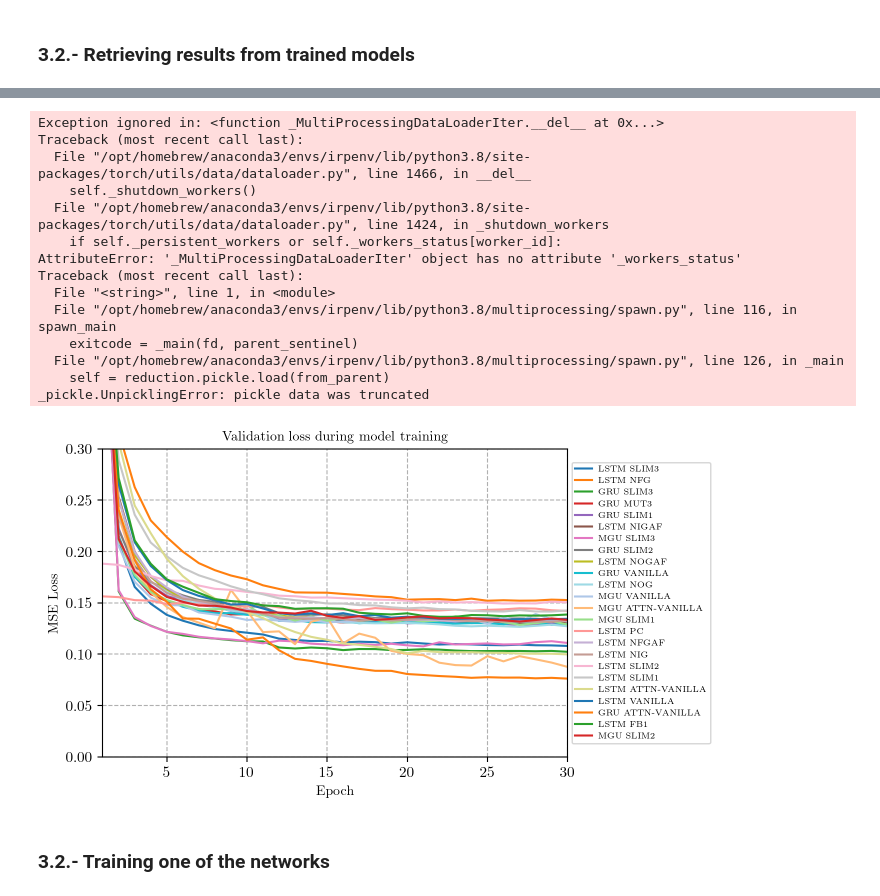
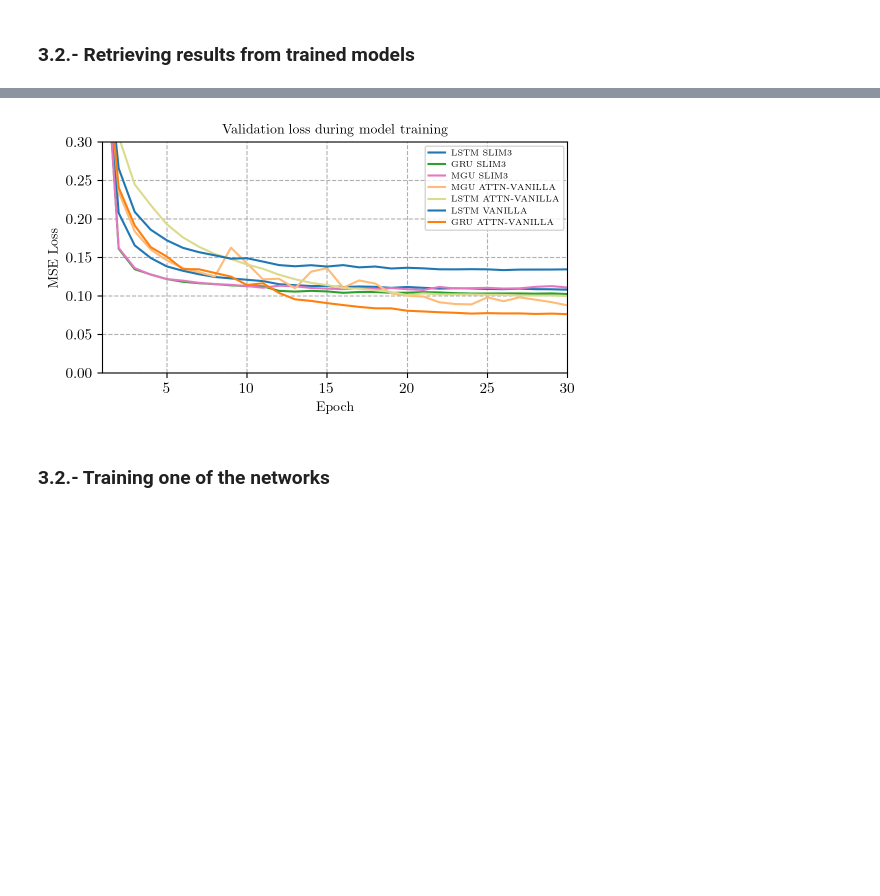
Before and after one commit to JJavierRosales/scapy, a Jupyter notebook: notebooks/rnn_time_series_forecasting.ipynb, the cells around one changed output, grey strips where cells are left out. Cells and saved outputs as stored; diff of their text form; code cells hidden in the pictures; blank space fills up the shorter version.

```diff
--- a/notebooks/rnn_time_series_forecasting.ipynb
+++ b/notebooks/rnn_time_series_forecasting.ipynb
@@ -210,48 +210,37 @@ display(df_training)
 # %%
 cmap = plt.get_cmap('tab20')
 colors = [cmap(i) for i in range(0,21,2)] + \
          [cmap(i+1) for i in range(0,21,2)]
 
 # Get images folder and filepath
 imagesfolder = os.path.join(utils.cwd, 'images')
 filepath = os.path.join(imagesfolder,'training_validation_loss.pdf')
 
 # Iterate over all elements in the folder
-fig, ax = plt.subplots(figsize=(6,4))
+fig, ax = plt.subplots(figsize=(6,3))
 
 # Iterate over all trained network
 for i, (network_name, data) in enumerate(data_plot.items()):
 
+    if not (network_name.endswith('attn-vanilla') or \
+            network_name.endswith('slim3') or \
+            network_name=='lstm_vanilla'): continue
+
     data = pd.Series(data['validation_loss'], data['epochs'])
 
     ax.plot(data.drop_duplicates(keep='first'),
-            label = network_name.replace('_',' ').upper(),
-            color = colors[i%20])
+            label = network_name.replace('_',' ').upper(), color = colors[i%20])
 
 ax.set_title('Validation loss during model training', fontsize=10)
 ax.set_xlabel('Epoch', fontsize=10)
 ax.set_ylabel('MSE Loss', fontsize=10)
 ax.set_ylim(0,0.3)
 ax.set_xlim(1, 30)
-ax.legend(fontsize=6, loc='center left', bbox_to_anchor=(1, 0.5))
+ax.legend(fontsize=6, loc='best')#, bbox_to_anchor=(1, 0.5)
 ax.grid(True, linestyle='--')
 fig.savefig(filepath, bbox_inches='tight')
 # %% [output]
-Exception ignored in: <function _MultiProcessingDataLoaderIter.__del__ at 0x...>
-Traceback (most recent call last):
-  File "/opt/homebrew/anaconda3/envs/irpenv/lib/python3.8/site-packages/torch/utils/data/dataloader.py", line 1466, in __del__
-    self._shutdown_workers()
-  File "/opt/homebrew/anaconda3/envs/irpenv/lib/python3.8/site-packages/torch/utils/data/dataloader.py", line 1424, in _shutdown_workers
-    if self._persistent_workers or self._workers_status[worker_id]:
-AttributeError: '_MultiProcessingDataLoaderIter' object has no attribute '_workers_status'
-Traceback (most recent call last):
-  File "<string>", line 1, in <module>
-  File "/opt/homebrew/anaconda3/envs/irpenv/lib/python3.8/multiprocessing/spawn.py", line 116, in spawn_main
-    exitcode = _main(fd, parent_sentinel)
-  File "/opt/homebrew/anaconda3/envs/irpenv/lib/python3.8/multiprocessing/spawn.py", line 126, in _main
-    self = reduction.pickle.load(from_parent)
-_pickle.UnpicklingError: pickle data was truncated
-[figure, old version]
+[figure, new version]
 # %% [markdown]
 ### 3.2.- Training one of the networks
 # %% [markdown]
```
Also changed, not shown: parts of 8 cells of this notebook, 3 other files.
